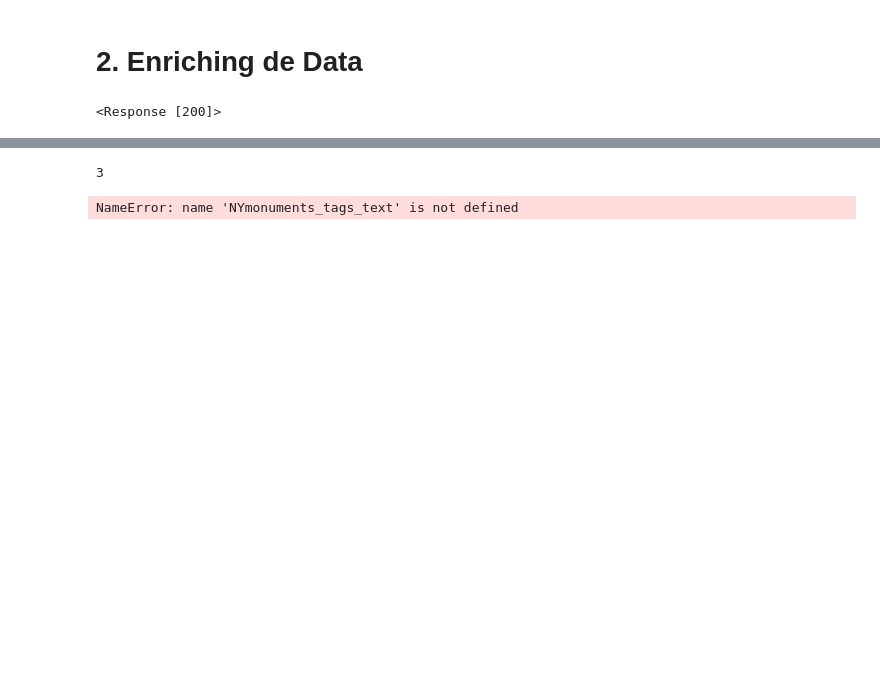
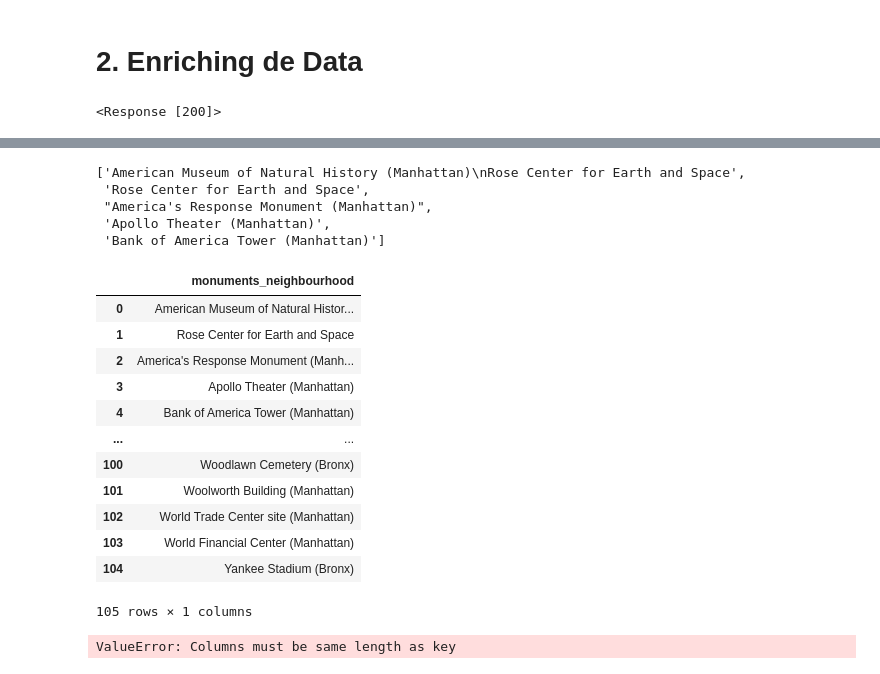
Before and after one commit to Marina-Diez/Kaggle-Api-Project-MarinaD, a Jupyter notebook: Exploring-cleaning-enriching.ipynb, the cells around one changed output, grey strips where cells are left out. Saved outputs shown, nothing was run; the diff lists cells and outputs as text; code cells hidden in the pictures; blank space fills up the shorter version.

```diff
--- a/Exploring-cleaning-enriching.ipynb
+++ b/Exploring-cleaning-enriching.ipynb
@@ -249,3 +259,8 @@ NYmonuments_tags = soup.find_all(
     name="div",
     class_="div-col"
 )
+# %%
+NYmonuments_tags_li = soup.find_all("li")
+# %%
+NYmonuments_tags_text_li = [monument.text for monument in NYmonuments_tags_li]
+NYmonuments_tags_text_li[2]
@@ -283,4 +272,0 @@ NYmonuments_tags_text
-# %%
-len(NYmonuments_tags_text)
-# %% [output]
-3
@@ -289,7 +273,9 @@ NYmonuments_tags_text = NYmonuments_tags_text[0]
-# %%
-NYmonuments_tags_list=[]
-for name in NYmonuments_tags_text:
-    NYmonuments_tags_list.append(name.replace("\n",","))
-NYmonuments_tags_list
-# %% [output]
-NameError: name 'NYmonuments_tags_text' is not defined
+# %%
+NYmonuments_tags_text_li2 = NYmonuments_tags_text_li[0:105]
+NYmonuments_tags_text_li2[:5]
+# %% [output]
+['American Museum of Natural History (Manhattan)\nRose Center for Earth and Space',
+ 'Rose Center for Earth and Space',
+ "America's Response Monument (Manhattan)",
+ 'Apollo Theater (Manhattan)',
+ 'Bank of America Tower (Manhattan)']
@@ -295,0 +284,23 @@ NameError: name 'NYmonuments_tags_text' is not defined
+# %%
+df = pd.DataFrame(NYmonuments_tags_text_li2)
+df.columns = ["monuments_neighbourhood"]
+df
+# %% [output]
+|  | monuments_neighbourhood |
+| 0 | American Museum of Natural Histor... |
+| 1 | Rose Center for Earth and Space |
+| 2 | America's Response Monument (Manh... |
+| 3 | Apollo Theater (Manhattan) |
+| 4 | Bank of America Tower (Manhattan) |
+| ... | ... |
+| 100 | Woodlawn Cemetery (Bronx) |
+| 101 | Woolworth Building (Manhattan) |
+| 102 | World Trade Center site (Manhattan) |
+| 103 | World Financial Center (Manhattan) |
+| 104 | Yankee Stadium (Bronx) |
+105 rows × 1 columns
+# %%
+df[["monuments","neighbourhood"]] = df.monuments_neighbourhood.str.split("(",expand=True,)
+df
+# %% [output]
+ValueError: Columns must be same length as key
```
Also changed, not shown: parts of 17 cells of this notebook, 3 other files.
